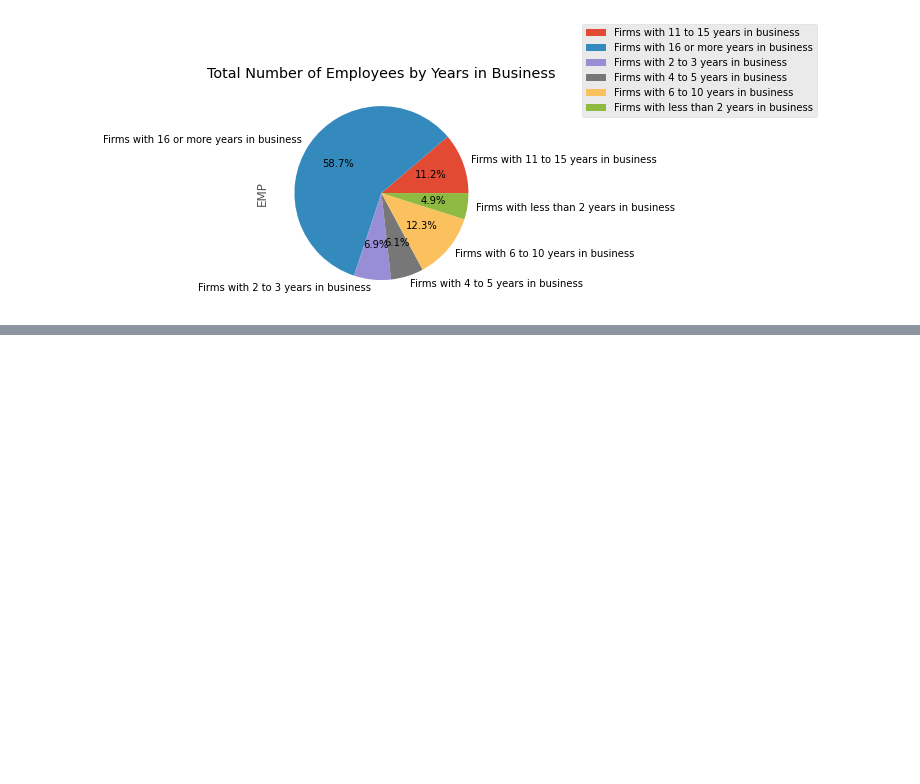
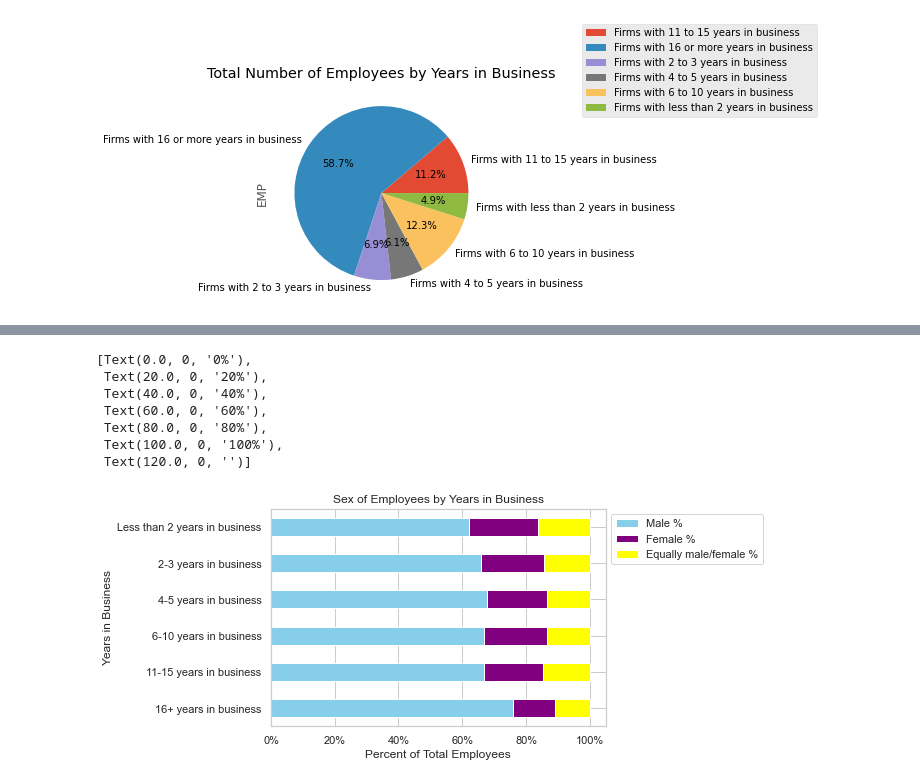
Before and after one commit to ryan5541/ABSAssessment, a Jupyter notebook: atkinson_census_notebook.ipynb, the cells around one changed output, grey strips where cells are left out. Saved outputs shown, nothing was run; the diff lists cells and outputs as text; code cells hidden in the pictures; blank space fills up the shorter version.

```diff
--- a/atkinson_census_notebook.ipynb
+++ b/atkinson_census_notebook.ipynb
@@ -170,0 +213,6 @@ g.set_yticklabels(['16+ years in business', '11-15 years in business', '6-10 yea
+# %%
+census_sex = census_df.copy()
+census_sex = census_sex[census_sex['YIBSZFI_LABEL'] != 'All firms'].copy()
+census_sex = census_sex[census_sex['SEX_LABEL'] != 'Total'].copy()
+census_sex = census_sex[['EMP','SEX_LABEL', 'YIBSZFI', 'YIBSZFI_LABEL']].copy()
+census_sex
@@ -170,0 +233,9 @@ g.set_yticklabels(['16+ years in business', '11-15 years in business', '6-10 yea
+# %%
+census_sex_pivot = census_sex.pivot_table(index='YIBSZFI',columns ='SEX_LABEL', values='EMP', aggfunc=sum)
+census_sex_pivot.sort_values(by=['YIBSZFI'], ascending=False, inplace=True)
+census_sex_pivot['Sum'] = census_sex_pivot.sum(axis=1)
+census_sex_pivot['Male %'] = (census_sex_pivot['Male']/census_sex_pivot['Sum'])*100
+census_sex_pivot['Female %'] = (census_sex_pivot['Female']/census_sex_pivot['Sum'])*100
+census_sex_pivot['Equally male/female %'] = (census_sex_pivot['Equally male/female']/census_sex_pivot['Sum'])*100
+census_sex_pivot = census_sex_pivot[['Male %','Female %', 'Equally male/female %']].copy()
+census_sex_pivot
@@ -170,0 +251,19 @@ g.set_yticklabels(['16+ years in business', '11-15 years in business', '6-10 yea
+# %%
+sns.set_theme(style="whitegrid")
+g = census_sex_pivot.plot(kind='barh', stacked=True, color=['skyblue', 'purple', 'yellow'], rot=90)
+plt.xlabel('Percent of Total Employees')
+plt.ylabel('Years in Business')
+plt.title('Sex of Employees by Years in Business')
+plt.yticks(rotation=360)
+plt.legend(bbox_to_anchor = (1,1), loc = 'upper left')
+g.set_yticklabels(['16+ years in business', '11-15 years in business', '6-10 years in business', '4-5 years in business', '2-3 years in business', 'Less than 2 years in business'])
+g.set_xticklabels(['0%', '20%', '40%', '60%', '80%', '100%'])
+# %% [output]
+[Text(0.0, 0, '0%'),
+ Text(20.0, 0, '20%'),
+ Text(40.0, 0, '40%'),
+ Text(60.0, 0, '60%'),
+ Text(80.0, 0, '80%'),
+ Text(100.0, 0, '100%'),
+ Text(120.0, 0, '')]
+[figure, added]
```
Also changed, not shown: parts of 13 cells of this notebook.
